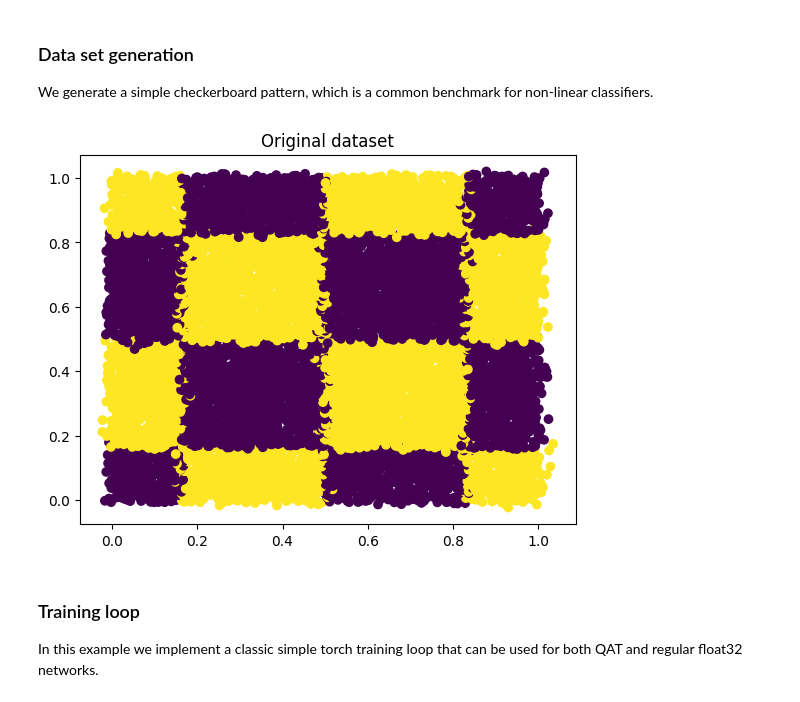
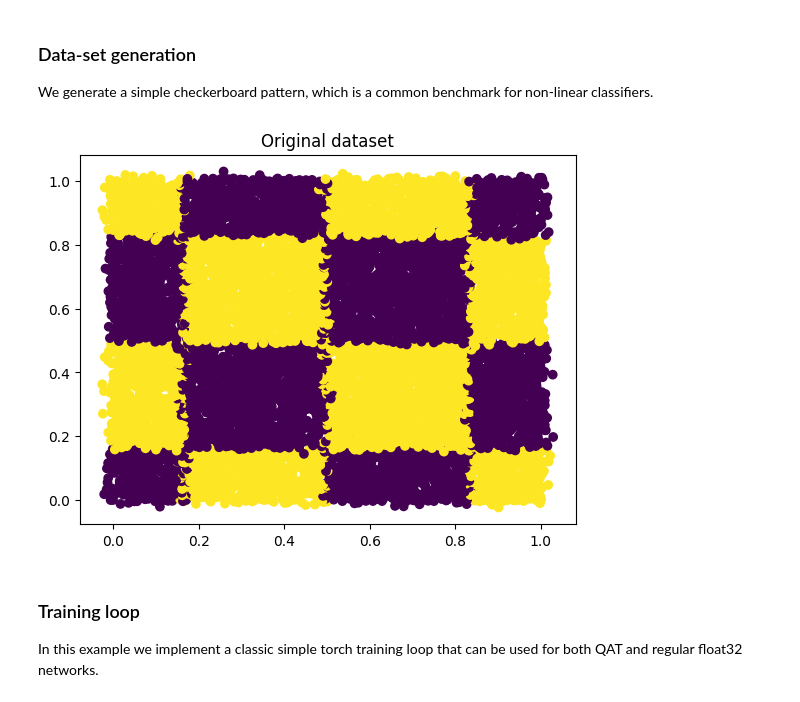
Before and after one commit to zama-ai/concrete-ml, a Jupyter notebook: docs/advanced_examples/QuantizationAwareTraining.ipynb, the cells around one changed output. Saved outputs shown, nothing was run; the diff lists cells and outputs as text; code cells hidden in the pictures.

```diff
--- a/docs/advanced_examples/QuantizationAwareTraining.ipynb
+++ b/docs/advanced_examples/QuantizationAwareTraining.ipynb
@@ -28,38 +27,39 @@ Using rdseed seeder.
 # %% [markdown]
-### Data set generation
+### Data-set generation
 
 We generate a simple checkerboard pattern, which is a common benchmark for non-linear classifiers.
 # %%
-N_FEAT = 2
+IN_FEAT = 2
+OUT_FEAT = 2
 N_SIDE = 100
 N_EXAMPLE_TOTAL = N_SIDE * N_SIDE
 N_TEST = 500
 CLUSTERS = 3
 
 # Generate the grid points and put them in a 2 column list of X,Y coordinates
 xx, yy = numpy.meshgrid(numpy.linspace(0, 1, N_SIDE), numpy.linspace(0, 1, N_SIDE))
 X = numpy.c_[numpy.ravel(xx), numpy.ravel(yy)]
 
 # Generate the labels, using the XOR function to produce the checkerboard
 y = (numpy.rint(xx * CLUSTERS).astype(numpy.int64) % 2) ^ (
     (numpy.rint(yy * CLUSTERS).astype(numpy.int64) % 2)
 )
 y = y.ravel()
 
 # Add some noise to the data
 X += numpy.random.randn(X.shape[0], X.shape[1]) * 0.01
 
 # Plot the data
 plt.scatter(X[:, 0], X[:, 1], c=y)
 plt.title("Original dataset")
 plt.show()
 
 # And, finally, split it into train/test sets
 X_train, X_test, y_train, y_test = train_test_split(
     X, y, test_size=N_TEST / N_EXAMPLE_TOTAL, random_state=42
 )
 # %% [output]
-[figure, old version]
+[figure, new version]
 # %% [markdown]
 ### Training loop
 
```
Also changed, not shown: parts of 17 cells of this notebook, 1 other file.
